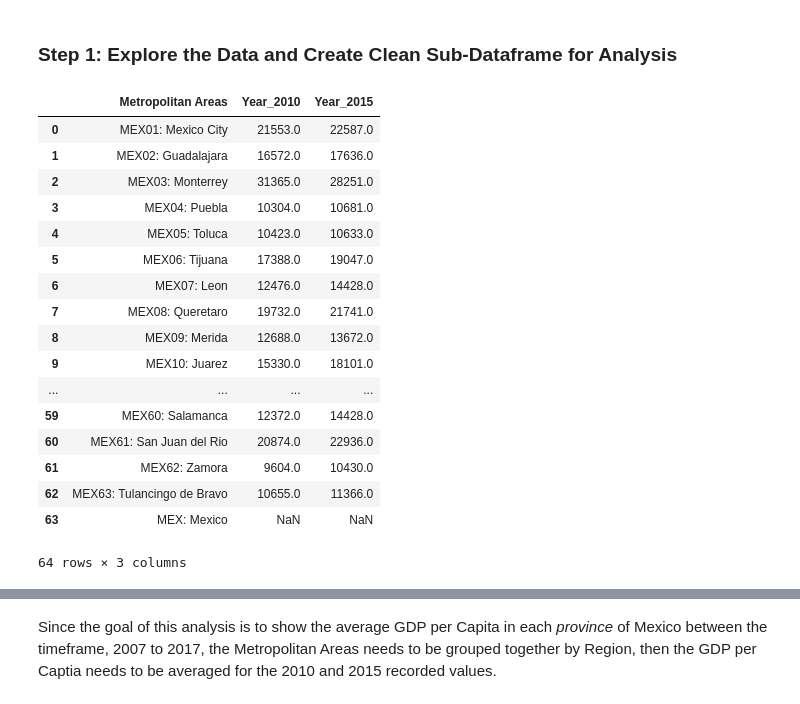
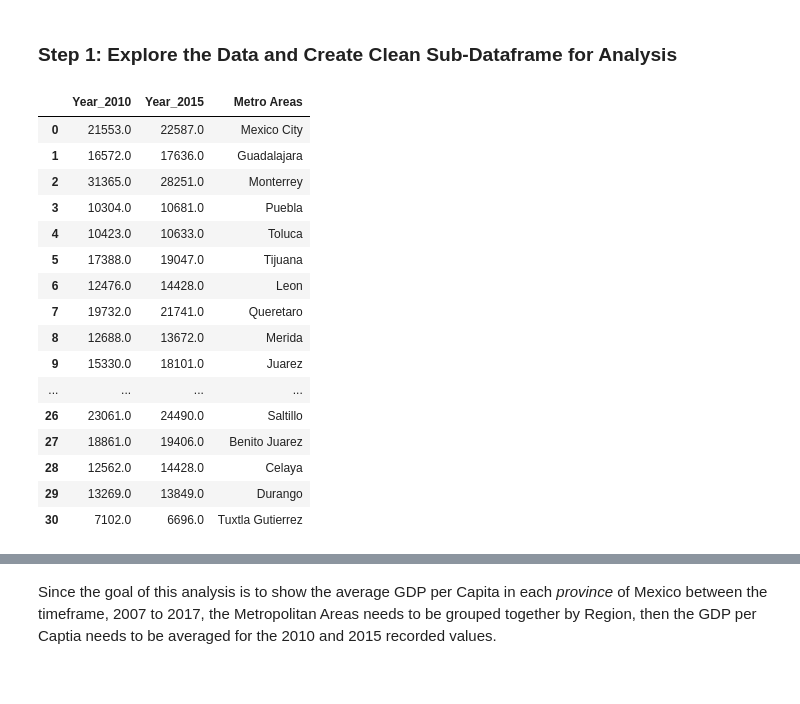
Before and after one commit to EmSchoof/AdolescentMaternalMortality, a Jupyter notebook: mexico_gdp/sample_region_gdp_analysis.ipynb, the cells around one changed output, grey strips where cells are left out. Saved outputs shown, nothing was run; the diff lists cells and outputs as text; code cells hidden in the pictures.

```diff
--- a/mexico_gdp/sample_region_gdp_analysis.ipynb
+++ b/mexico_gdp/sample_region_gdp_analysis.ipynb
@@ -32,23 +33,22 @@ memory usage: 1.6+ KB
 # Upload mexico_gdp dataframe from region_gdp_initial_examination Jupyter File
 %store -r mexico_gdp
 # %%
-mexico_gdp
+mexico_gdp.head(31)
 # %% [output]
-|  | Metropolitan Areas | Year_2010 | Year_2015 |
-| 0 | MEX01: Mexico City | 21553.0 | 22587.0 |
-| 1 | MEX02: Guadalajara | 16572.0 | 17636.0 |
-| 2 | MEX03: Monterrey | 31365.0 | 28251.0 |
-| 3 | MEX04: Puebla | 10304.0 | 10681.0 |
-| 4 | MEX05: Toluca | 10423.0 | 10633.0 |
-| 5 | MEX06: Tijuana | 17388.0 | 19047.0 |
-| 6 | MEX07: Leon | 12476.0 | 14428.0 |
-| 7 | MEX08: Queretaro | 19732.0 | 21741.0 |
-| 8 | MEX09: Merida | 12688.0 | 13672.0 |
-| 9 | MEX10: Juarez | 15330.0 | 18101.0 |
+|  | Year_2010 | Year_2015 | Metro Areas |
+| 0 | 21553.0 | 22587.0 | Mexico City |
+| 1 | 16572.0 | 17636.0 | Guadalajara |
+| 2 | 31365.0 | 28251.0 | Monterrey |
+| 3 | 10304.0 | 10681.0 | Puebla |
+| 4 | 10423.0 | 10633.0 | Toluca |
+| 5 | 17388.0 | 19047.0 | Tijuana |
+| 6 | 12476.0 | 14428.0 | Leon |
+| 7 | 19732.0 | 21741.0 | Queretaro |
+| 8 | 12688.0 | 13672.0 | Merida |
+| 9 | 15330.0 | 18101.0 | Juarez |
 | ... | ... | ... | ... |
-| 59 | MEX60: Salamanca | 12372.0 | 14428.0 |
-| 60 | MEX61: San Juan del Rio | 20874.0 | 22936.0 |
-| 61 | MEX62: Zamora | 9604.0 | 10430.0 |
-| 62 | MEX63: Tulancingo de Bravo | 10655.0 | 11366.0 |
-| 63 | MEX: Mexico | NaN | NaN |
+| 26 | 23061.0 | 24490.0 | Saltillo |
+| 27 | 18861.0 | 19406.0 | Benito Juarez |
+| 28 | 12562.0 | 14428.0 | Celaya |
+| 29 | 13269.0 | 13849.0 | Durango |
+| 30 | 7102.0 | 6696.0 | Tuxtla Gutierrez |
-64 rows × 3 columns
```
Also changed, not shown: parts of 3 cells of this notebook, 11 other files.
